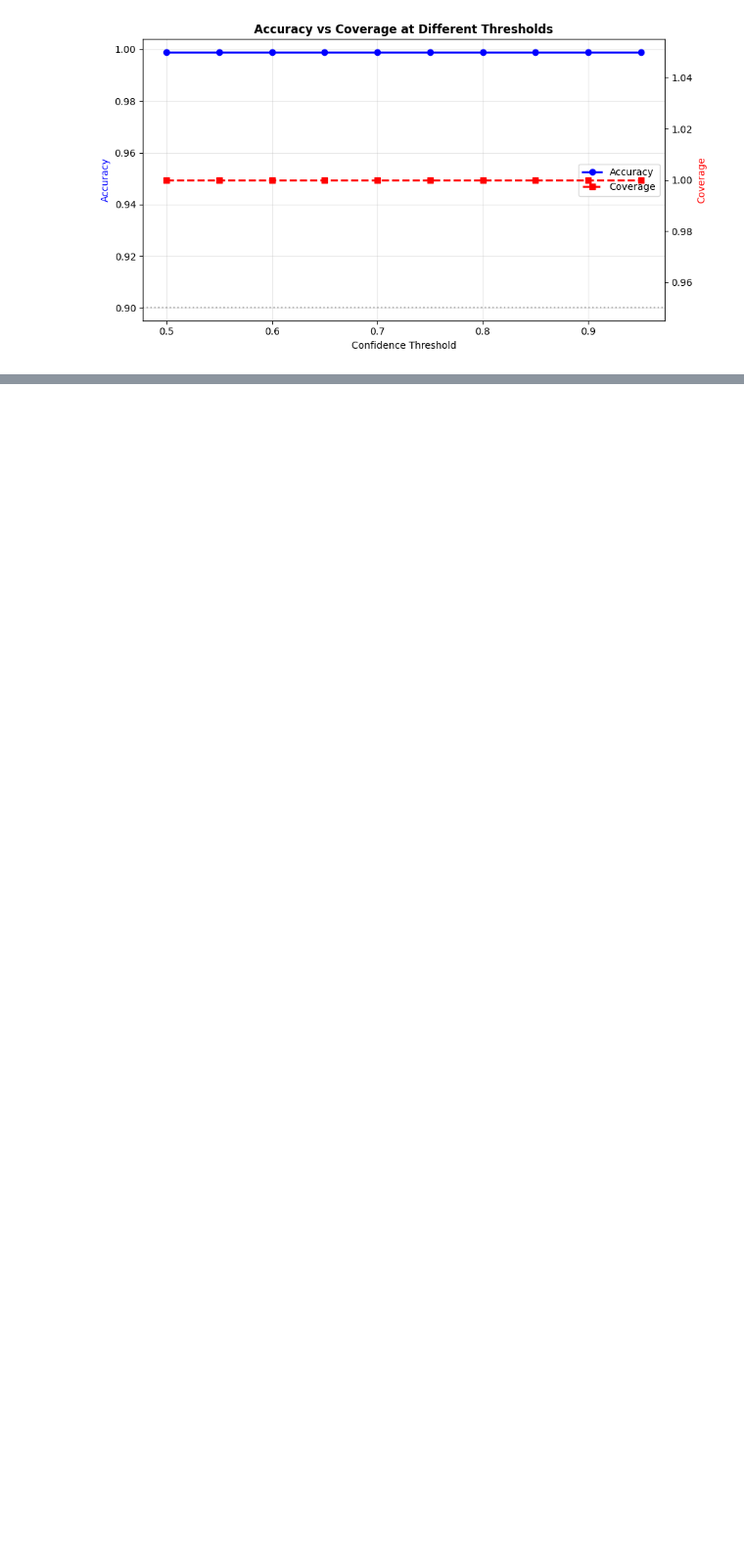
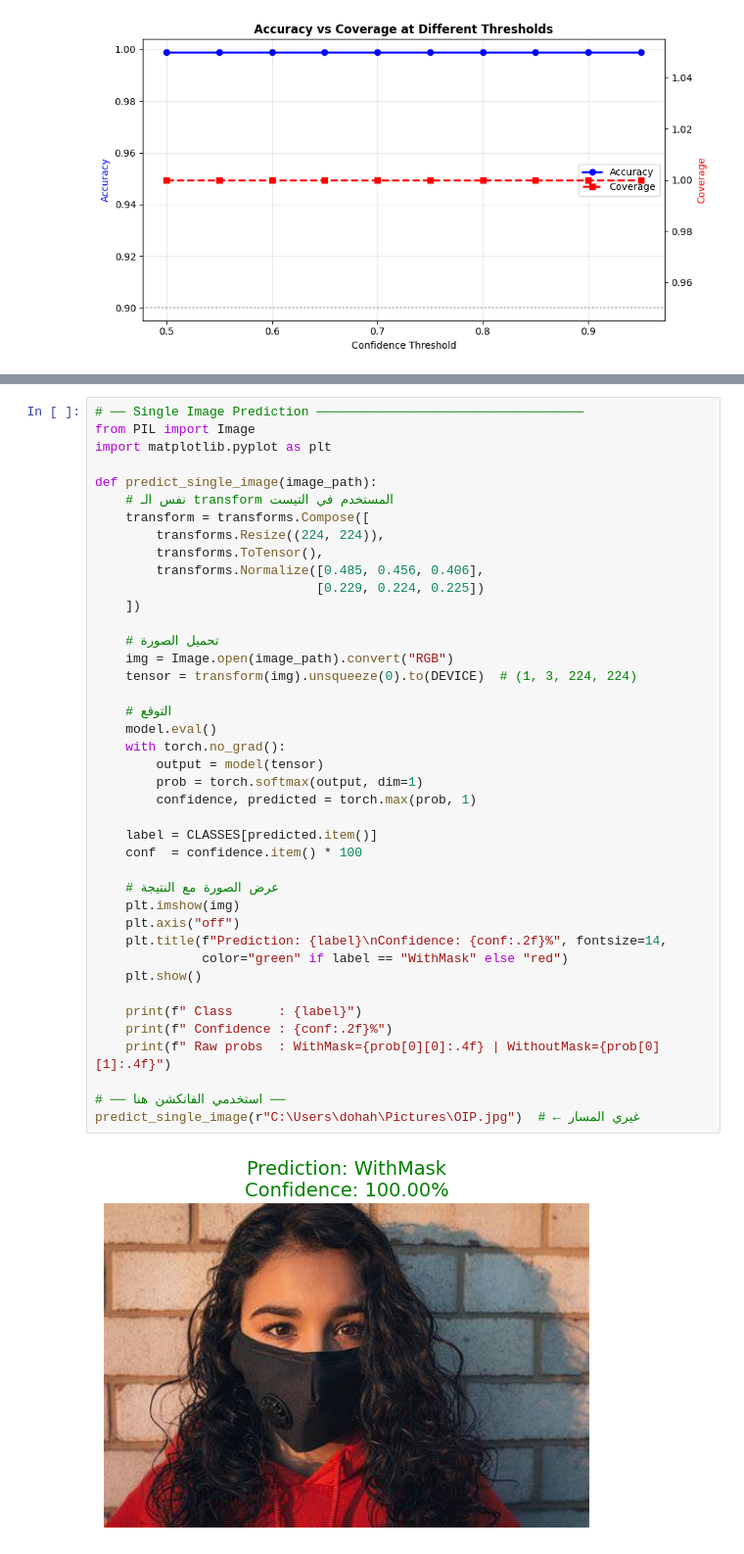
Before and after one commit to gehad-abdulaziz/face-mask-AML_project, a Jupyter notebook: notebooks/evaluation.ipynb, the cells around one changed output, grey strips where cells are left out. Shown at 98% size. Cells and saved outputs as stored; diff of their text form; blank space fills up the shorter version.

```diff
--- a/notebooks/evaluation.ipynb
+++ b/notebooks/evaluation.ipynb
@@ -370,0 +371,43 @@ print('=' * 55)
+# %%
+# ── Single Image Prediction ───────────────────────────────────
+from PIL import Image
+import matplotlib.pyplot as plt
+
+def predict_single_image(image_path):
+    # نفس الـ transform المستخدم في التيست
+    transform = transforms.Compose([
+        transforms.Resize((224, 224)),
+        transforms.ToTensor(),
+        transforms.Normalize([0.485, 0.456, 0.406],
+                             [0.229, 0.224, 0.225])
+    ])
+
+    # تحميل الصورة
+    img = Image.open(image_path).convert("RGB")
+    tensor = transform(img).unsqueeze(0).to(DEVICE)  # (1, 3, 224, 224)
+
+    # التوقع
+    model.eval()
+    with torch.no_grad():
+        output = model(tensor)
+        prob = torch.softmax(output, dim=1)
+        confidence, predicted = torch.max(prob, 1)
+
+    label = CLASSES[predicted.item()]
+    conf  = confidence.item() * 100
+
+    # عرض الصورة مع النتيجة
+    plt.imshow(img)
+    plt.axis("off")
+    plt.title(f"Prediction: {label}\nConfidence: {conf:.2f}%", fontsize=14,
+              color="green" if label == "WithMask" else "red")
+    plt.show()
+
+    print(f" Class      : {label}")
+    print(f" Confidence : {conf:.2f}%")
+    print(f" Raw probs  : WithMask={prob[0][0]:.4f} | WithoutMask={prob[0][1]:.4f}")
+
+# ── استخدمي الفانكشن هنا ──
+predict_single_image(r"C:\Users\dohah\Pictures\OIP.jpg")  # ← غيري المسار
+# %% [output]
+[figure, added]
```
Also changed, not shown: parts of 22 cells of this notebook.
